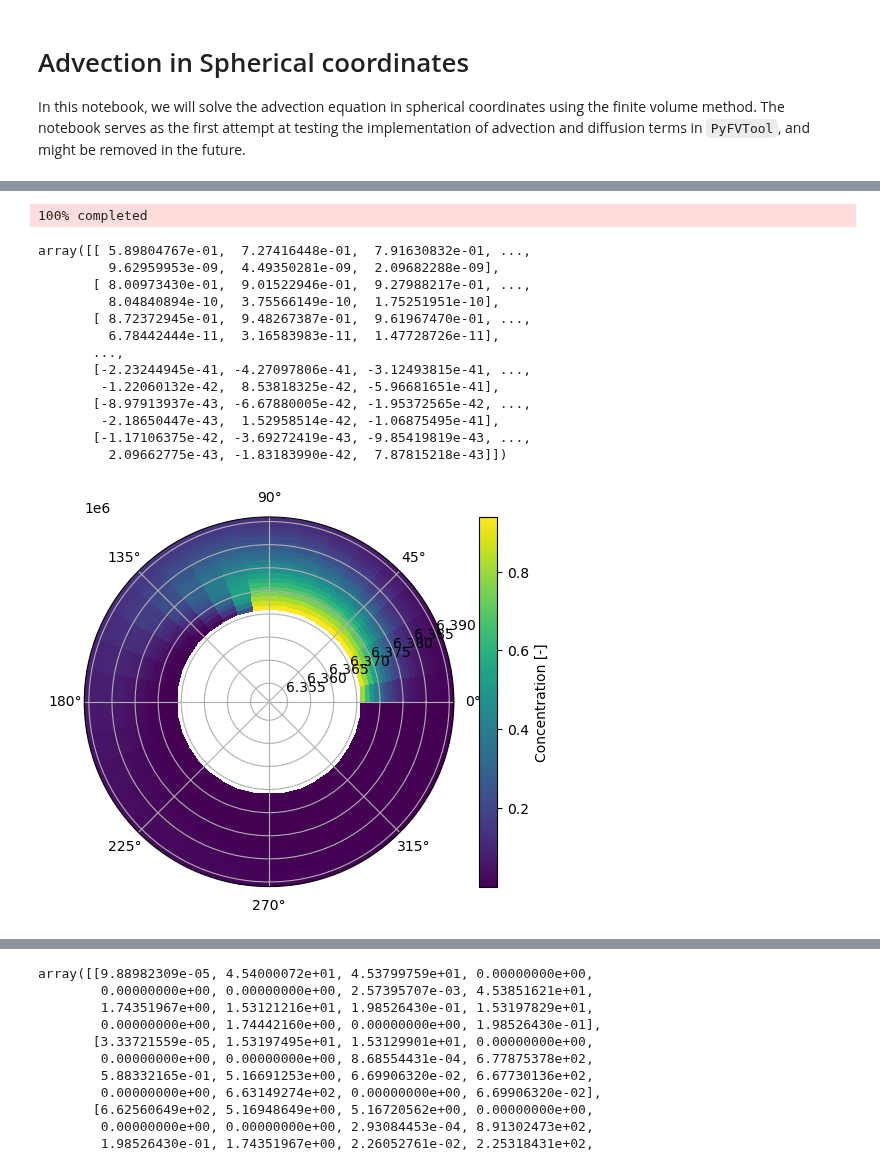
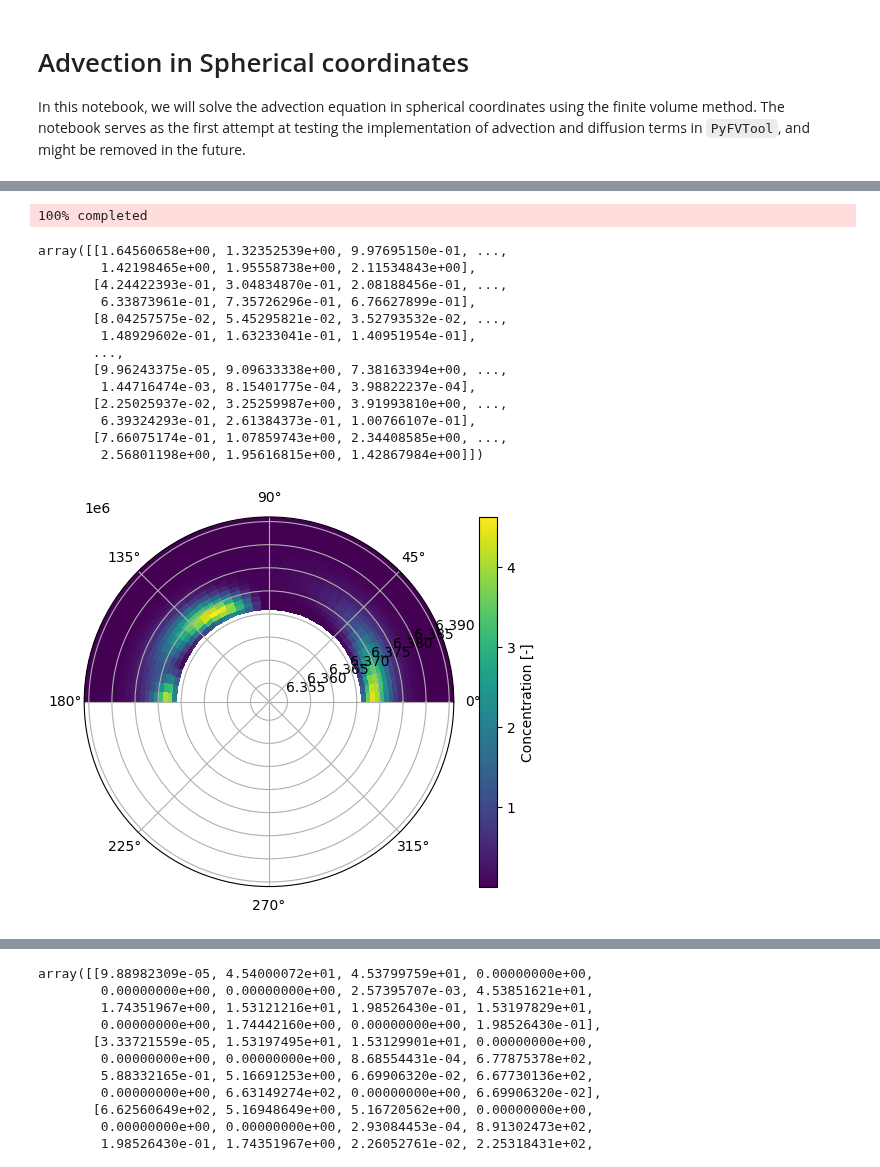
Before and after one commit to FiniteVolumeTransportPhenomena/PyFVTool, a Jupyter notebook: examples-notebooks/spherical_coordinate_examples.ipynb, the cells around one changed output, grey strips where cells are left out. Cells and saved outputs as stored; diff of their text form; code cells hidden in the pictures.

Commit message:
fixed the non-issue with theta values
* the atmospheric example works fine
* a warning message for limits of theta value and boundary condition is added

```diff
--- a/examples-notebooks/spherical_coordinate_examples.ipynb
+++ b/examples-notebooks/spherical_coordinate_examples.ipynb
@@ -122,12 +123,12 @@ Ntheta = 36  # number of cells in the theta direction
 Nphi = 36  # number of cells in the phi direction
 Lr = 20e3  # [m] length of the domain in the r direction
 r_face = np.linspace(r_earth, r_earth + Lr, Nr + 1)
-theta_face = np.linspace(0, 2 * np.pi, Ntheta + 1)
+theta_face = np.linspace(0, np.pi, Ntheta + 1)
 phi_face = np.linspace(0, 2 * np.pi, Nphi + 1)
 mesh = pf.SphericalGrid3D(r_face, theta_face, phi_face)
 c = pf.CellVariable(mesh, 0.0)
 # assign a concentration of 1.0 to 20 random locations
-# c.value[0, np.random.randint(0, Ntheta, 20), np.random.randint(0, Nphi, 20)] = 1.0
+c.value[0, np.random.randint(0, Ntheta, 50), np.random.randint(0, Nphi, 50)] = 1000.0
 
 # BC
 # left boundary is a fixed concentration
@@ -135,14 +136,14 @@ c.BCs.left.a[:] = 0.0
 c.BCs.left.b[:] = 1.0
 c.BCs.left.c[:] = 0.0
 # assign a concentration of 1.0 to a patch of left boundary
-c.BCs.left.c[0:10, 0:10] = 1.0
+# c.BCs.left.c[0:10, 0:10] = 1.0
 # right boundary is a fixed concentration
-c.BCs.right.a[:] = 0.0
-c.BCs.right.b[:] = 1.0
-c.BCs.right.c[:] = 0.0
+# c.BCs.right.a[:] = 0.0
+# c.BCs.right.b[:] = 1.0
+# c.BCs.right.c[:] = 0.0
 # top and bottom boundaries are periodic
-c.BCs.top.periodic = True
-c.BCs.bottom.periodic = True
+# c.BCs.top.periodic = True
+# c.BCs.bottom.periodic = True
 c.BCs.back.periodic = True
 c.BCs.front.periodic = True
 c.apply_BCs()
@@ -155,9 +156,9 @@ Mc = pf.convectionUpwindTerm(v)
 
 # Time loop
 t = 0
-dt = 100000.0
-n_steps = 10
-for i in tqdm(range(n_steps), bar_format='{desc}: {percentage:3.0f}% completed'):
+dt = 10000.0
+n_steps = 5
+for i in tqdm(range(n_steps), bar_format="{desc}: {percentage:3.0f}% completed"):
     # Compose discretized terms for matrix equation
     Mt, RHSt = pf.transientTerm(c, dt, 1.0)
     M = Mt + Mc + Mbc
@@ -168,37 +169,37 @@ for i in tqdm(range(n_steps), bar_format='{desc}: {percentage:3.0f}% completed')
 c.value[0, :, :]
 # %% [output]
 100% completed
-array([[ 5.89804767e-01,  7.27416448e-01,  7.91630832e-01, ...,
-         9.62959953e-09,  4.49350281e-09,  2.09682288e-09],
-       [ 8.00973430e-01,  9.01522946e-01,  9.27988217e-01, ...,
-         8.04840894e-10,  3.75566149e-10,  1.75251951e-10],
-       [ 8.72372945e-01,  9.48267387e-01,  9.61967470e-01, ...,
-         6.78442444e-11,  3.16583983e-11,  1.47728726e-11],
+array([[1.64560658e+00, 1.32352539e+00, 9.97695150e-01, ...,
+        1.42198465e+00, 1.95558738e+00, 2.11534843e+00],
+       [4.24422393e-01, 3.04834870e-01, 2.08188456e-01, ...,
+        6.33873961e-01, 7.35726296e-01, 6.76627899e-01],
+       [8.04257575e-02, 5.45295821e-02, 3.52793532e-02, ...,
+        1.48929602e-01, 1.63233041e-01, 1.40951954e-01],
        ...,
-       [-2.23244945e-41, -4.27097806e-41, -3.12493815e-41, ...,
-        -1.22060132e-42,  8.53818325e-42, -5.96681651e-41],
-       [-8.97913937e-43, -6.67880005e-42, -1.95372565e-42, ...,
-        -2.18650447e-43,  1.52958514e-42, -1.06875495e-41],
-       [-1.17106375e-42, -3.69272419e-43, -9.85419819e-43, ...,
-         2.09662775e-43, -1.83183990e-42,  7.87815218e-43]])
+       [9.96243375e-05, 9.09633338e+00, 7.38163394e+00, ...,
+        1.44716474e-03, 8.15401775e-04, 3.98822237e-04],
+       [2.25025937e-02, 3.25259987e+00, 3.91993810e+00, ...,
+        6.39324293e-01, 2.61384373e-01, 1.00766107e-01],
+       [7.66075174e-01, 1.07859743e+00, 2.34408585e+00, ...,
+        2.56801198e+00, 1.95616815e+00, 1.42867984e+00]])
 # %%
 # visualize the result
 r = mesh.cellcenters.r
 theta = mesh.cellcenters.theta
 R, Theta = np.meshgrid(r, theta)
 X = R * np.sin(Theta)
 Y = R * np.cos(Theta)
-Z = c.value[:, 1, :].transpose()
+Z = c.value[:, 0, :].transpose()
 fig = plt.figure()
 ax = fig.add_subplot(111, polar=True)
 # set the color range between 0 and 1
 cax = ax.pcolormesh(Theta, R, Z, cmap="viridis")
 fig.colorbar(cax, label="Concentration [-]")
 # zoom in to the region of interest
 ax.set_ylim([r_earth - Lr, r_earth + Lr])
 plt.show()
 # %% [output]
-[figure, old version]
+[figure, new version]
 # %%
 # Assuming c.value[5, :, :] is the data with size 16x16
 data = c.value[1, :, :]  # Replace this with your actual data
```
Also changed, not shown: parts of 10 cells of this notebook, 1 other file.
